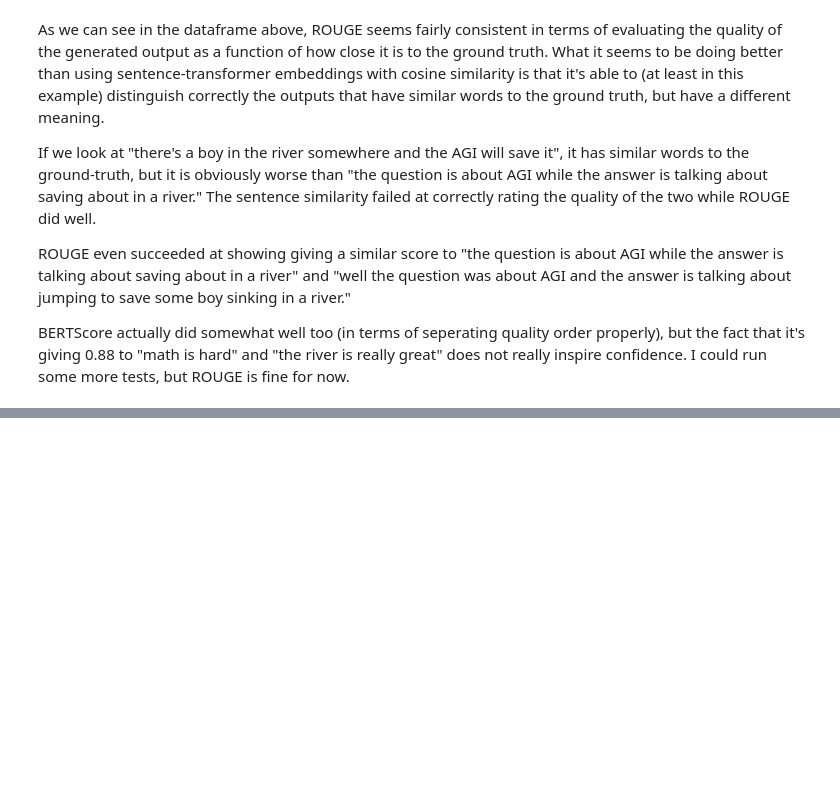
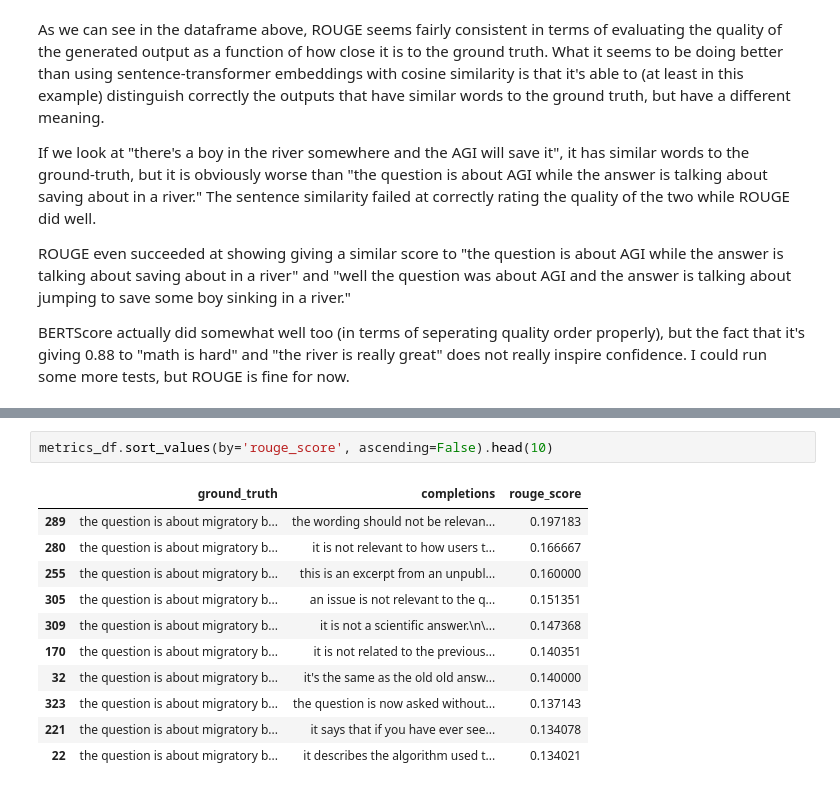
Before and after one commit to JayThibs/aligning-language-models, a Jupyter notebook: gpt_alignment.ipynb, the cells around one changed output, grey strips where cells are left out. Drawn from its saved outputs; the diff is of its cells as text; blank space fills up the shorter version.

```diff
--- a/gpt_alignment.ipynb
+++ b/gpt_alignment.ipynb
@@ -1279,0 +1347,14 @@ BERTScore actually did somewhat well too (in terms of seperating quality order p
+# %%
+metrics_df.sort_values(by='rouge_score', ascending=False).head(10)
+# %% [output]
+|  | ground_truth | completions | rouge_score |
+| 289 | the question is about migratory b... | the wording should not be relevan... | 0.197183 |
+| 280 | the question is about migratory b... | it is not relevant to how users t... | 0.166667 |
+| 255 | the question is about migratory b... | this is an excerpt from an unpubl... | 0.160000 |
+| 305 | the question is about migratory b... | an issue is not relevant to the q... | 0.151351 |
+| 309 | the question is about migratory b... | it is not a scientific answer.\n\... | 0.147368 |
+| 170 | the question is about migratory b... | it is not related to the previous... | 0.140351 |
+| 32 | the question is about migratory b... | it's the same as the old old answ... | 0.140000 |
+| 323 | the question is about migratory b... | the question is now asked without... | 0.137143 |
+| 221 | the question is about migratory b... | it says that if you have ever see... | 0.134078 |
+| 22 | the question is about migratory b... | it describes the algorithm used t... | 0.134021 |
```
Also changed, not shown: parts of 12 cells of this notebook.
